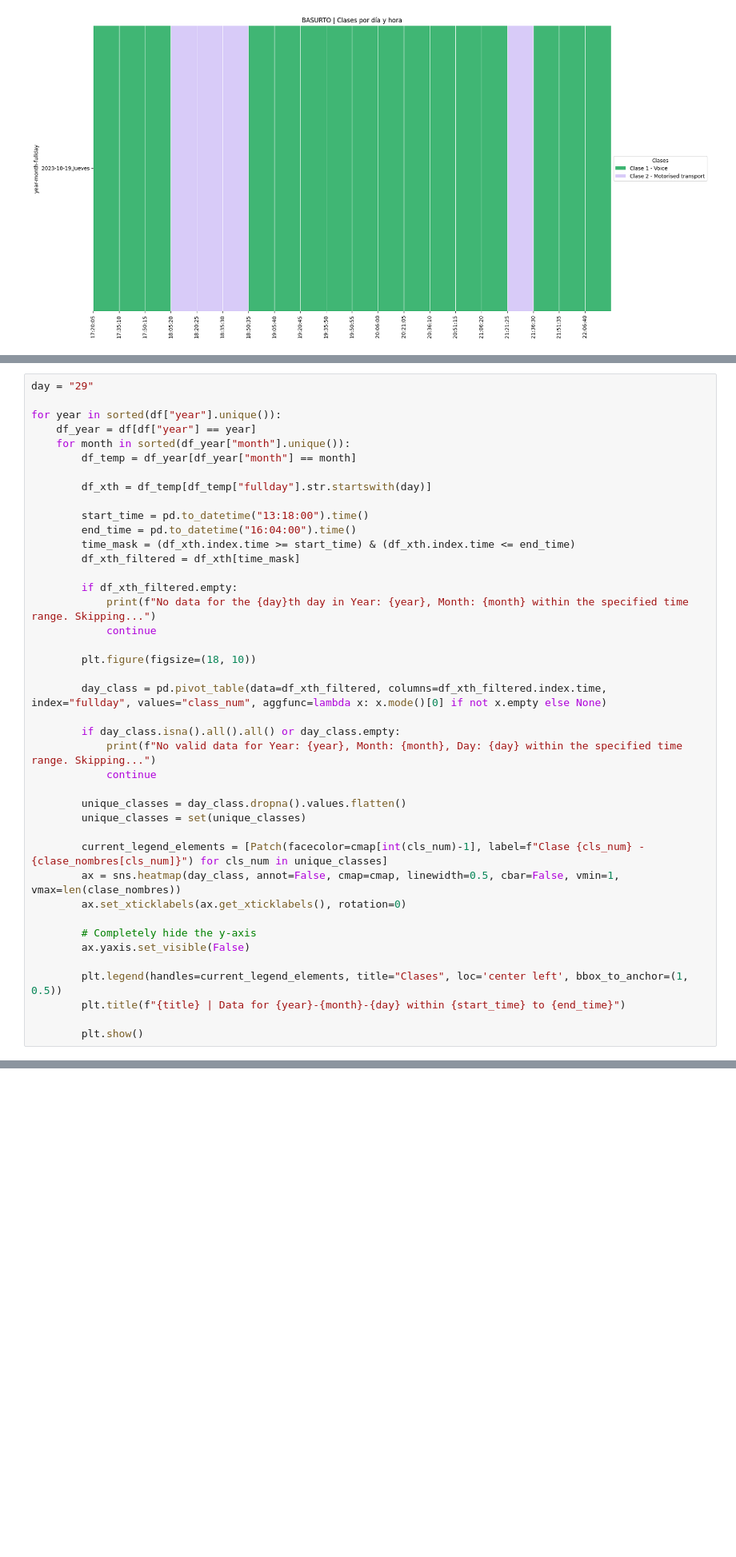
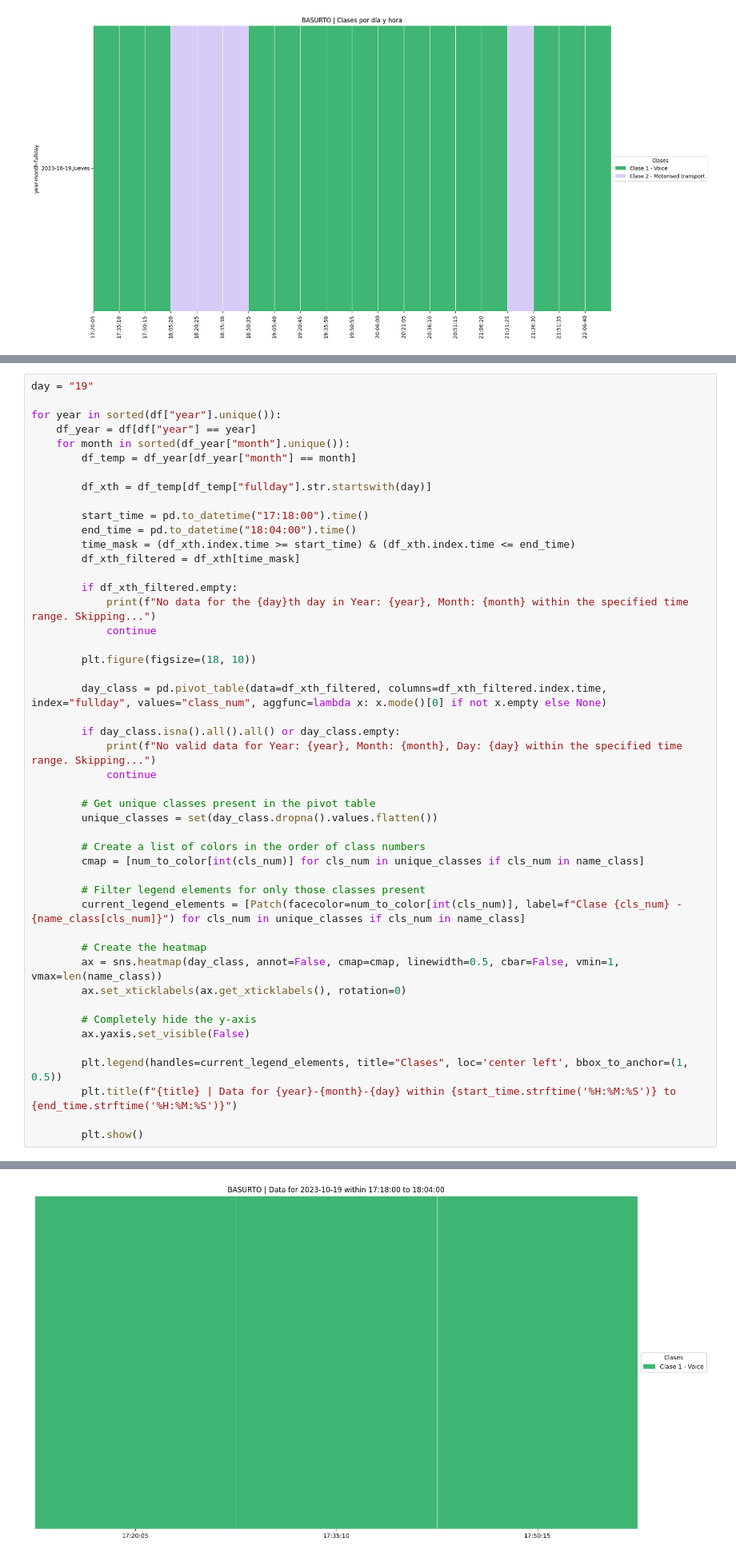
Before and after one commit to aacacustica/Audio_Processing, a Jupyter notebook: AI_Model/Visualization/visualizacion_predicciones.ipynb, the cells around one changed output, grey strips where cells are left out. Shown at 80% size. Cells and saved outputs as stored; diff of their text form; blank space fills up the shorter version.

Commit message:
Setting up the standard color pallet

```diff
--- a/AI_Model/Visualization/visualizacion_predicciones.ipynb
+++ b/AI_Model/Visualization/visualizacion_predicciones.ipynb
@@ -348,5 +353,5 @@ No data for the 29th day across all years and months. Skipping...
 # %%
-day = "29"
+day = "19"
 
 for year in sorted(df["year"].unique()):
     df_year = df[df["year"] == year]
@@ -355,8 +360,8 @@ for year in sorted(df["year"].unique()):
 
         df_xth = df_temp[df_temp["fullday"].str.startswith(day)]
 
-        start_time = pd.to_datetime("13:18:00").time()
-        end_time = pd.to_datetime("16:04:00").time()
+        start_time = pd.to_datetime("17:18:00").time()
+        end_time = pd.to_datetime("18:04:00").time()
         time_mask = (df_xth.index.time >= start_time) & (df_xth.index.time <= end_time)
         df_xth_filtered = df_xth[time_mask]
 
@@ -372,18 +377,24 @@ for year in sorted(df["year"].unique()):
             print(f"No valid data for Year: {year}, Month: {month}, Day: {day} within the specified time range. Skipping...")
             continue
 
-        unique_classes = day_class.dropna().values.flatten()
-        unique_classes = set(unique_classes)
+        # Get unique classes present in the pivot table
+        unique_classes = set(day_class.dropna().values.flatten())
 
-        current_legend_elements = [Patch(facecolor=cmap[int(cls_num)-1], label=f"Clase {cls_num} - {clase_nombres[cls_num]}") for cls_num in unique_classes]
-        ax = sns.heatmap(day_class, annot=False, cmap=cmap, linewidth=0.5, cbar=False, vmin=1, vmax=len(clase_nombres))
+        # Create a list of colors in the order of class numbers
+        cmap = [num_to_color[int(cls_num)] for cls_num in unique_classes if cls_num in name_class]
+
+        # Filter legend elements for only those classes present
+        current_legend_elements = [Patch(facecolor=num_to_color[int(cls_num)], label=f"Clase {cls_num} - {name_class[cls_num]}") for cls_num in unique_classes if cls_num in name_class]
+
+        # Create the heatmap
+        ax = sns.heatmap(day_class, annot=False, cmap=cmap, linewidth=0.5, cbar=False, vmin=1, vmax=len(name_class))
         ax.set_xticklabels(ax.get_xticklabels(), rotation=0)
 
         # Completely hide the y-axis
         ax.yaxis.set_visible(False)
 
         plt.legend(handles=current_legend_elements, title="Clases", loc='center left', bbox_to_anchor=(1, 0.5))
-        plt.title(f"{title} | Data for {year}-{month}-{day} within {start_time} to {end_time}")
+        plt.title(f"{title} | Data for {year}-{month}-{day} within {start_time.strftime('%H:%M:%S')} to {end_time.strftime('%H:%M:%S')}")
 
         plt.show()
 # %% [output]
@@ -390,0 +401 @@ No data for the 29th day in Year: 2023, Month: 10 within the specified time rang
+[figure, added]
```
Also changed, not shown: parts of 2 cells of this notebook.
